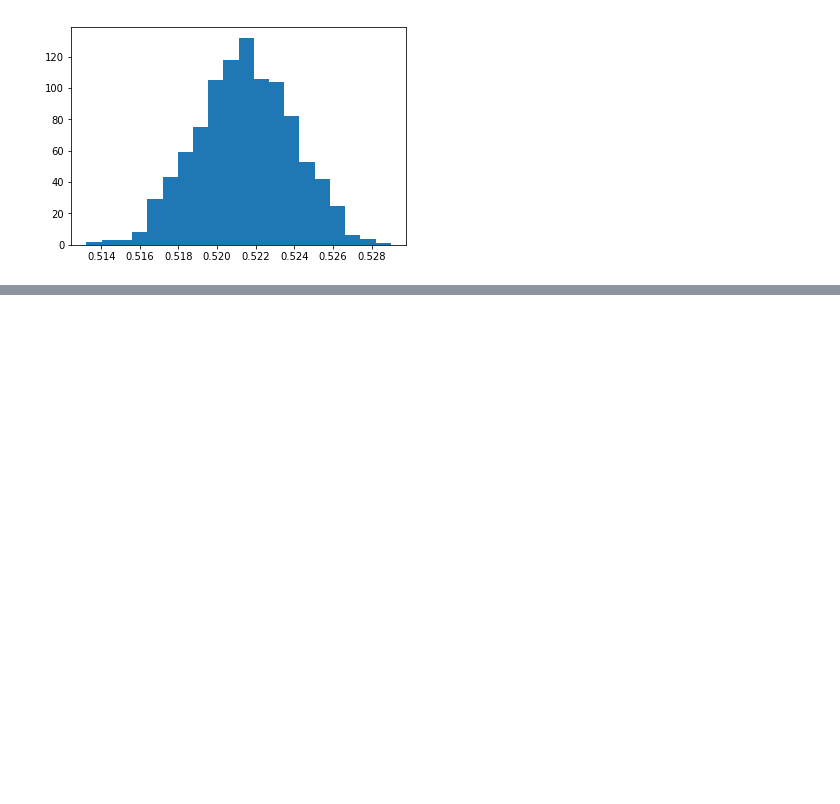
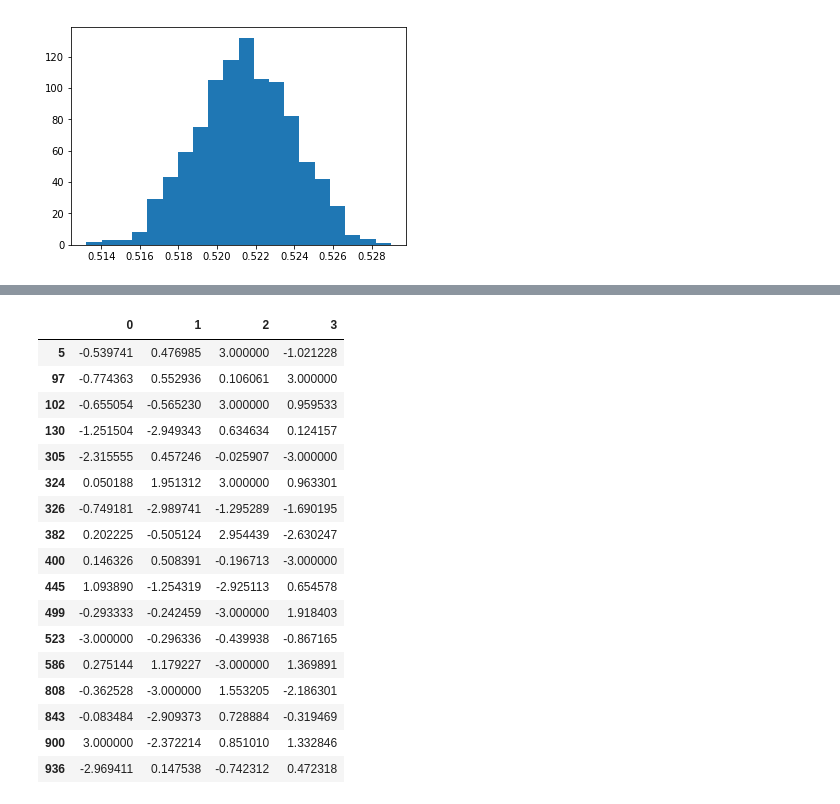
Before and after one commit to protheanzZ/DanMu, a Jupyter notebook: test.ipynb, the cells around one changed output, grey strips where cells are left out. Drawn from its saved outputs; the diff is of its cells as text; code cells hidden in the pictures; blank space fills up the shorter version.

```diff
--- a/test.ipynb
+++ b/test.ipynb
@@ -793,0 +939,34 @@ plt.hist(d, bins=100)
+# %%
+import numpy as np
+import pandas as pd
+PREVIOUS_MAX_ROWS = pd.options.display.max_rows
+pd.options.display.max_rows = 20
+np.random.seed(12345)
+import matplotlib.pyplot as plt
+plt.rc('figure', figsize=(10, 6))
+np.set_printoptions(precision=4, suppress=True)
+# %%
+data = pd.DataFrame(np.random.randn(1000, 4))
+# %%
+data[(np.abs(data) > 3)] = np.sign(data)*3
+# %%
+data[(np.abs(data) > 2.9).any(1)]
+# %% [output]
+|  | 0 | 1 | 2 | 3 |
+| 5 | -0.539741 | 0.476985 | 3.000000 | -1.021228 |
+| 97 | -0.774363 | 0.552936 | 0.106061 | 3.000000 |
+| 102 | -0.655054 | -0.565230 | 3.000000 | 0.959533 |
+| 130 | -1.251504 | -2.949343 | 0.634634 | 0.124157 |
+| 305 | -2.315555 | 0.457246 | -0.025907 | -3.000000 |
+| 324 | 0.050188 | 1.951312 | 3.000000 | 0.963301 |
+| 326 | -0.749181 | -2.989741 | -1.295289 | -1.690195 |
+| 382 | 0.202225 | -0.505124 | 2.954439 | -2.630247 |
+| 400 | 0.146326 | 0.508391 | -0.196713 | -3.000000 |
+| 445 | 1.093890 | -1.254319 | -2.925113 | 0.654578 |
+| 499 | -0.293333 | -0.242459 | -3.000000 | 1.918403 |
+| 523 | -3.000000 | -0.296336 | -0.439938 | -0.867165 |
+| 586 | 0.275144 | 1.179227 | -3.000000 | 1.369891 |
+| 808 | -0.362528 | -3.000000 | 1.553205 | -2.186301 |
+| 843 | -0.083484 | -2.909373 | 0.728884 | -0.319469 |
+| 900 | 3.000000 | -2.372214 | 0.851010 | 1.332846 |
+| 936 | -2.969411 | 0.147538 | -0.742312 | 0.472318 |
```
Also changed, not shown: parts of 24 cells of this notebook, 32 other files.
